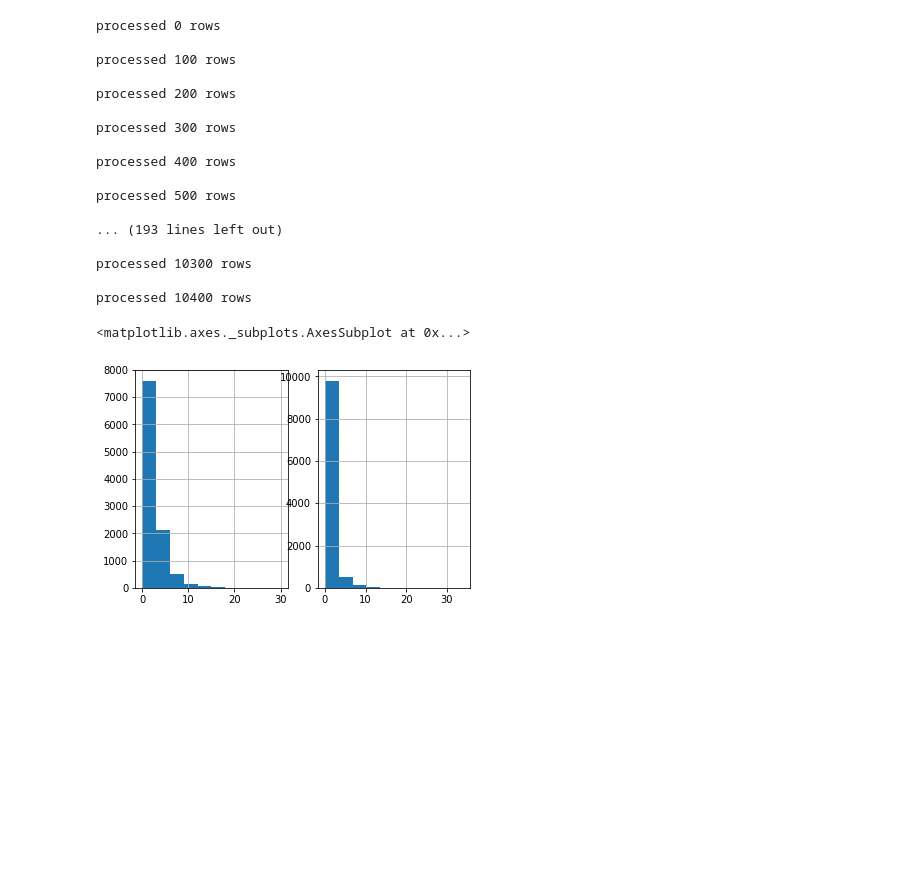
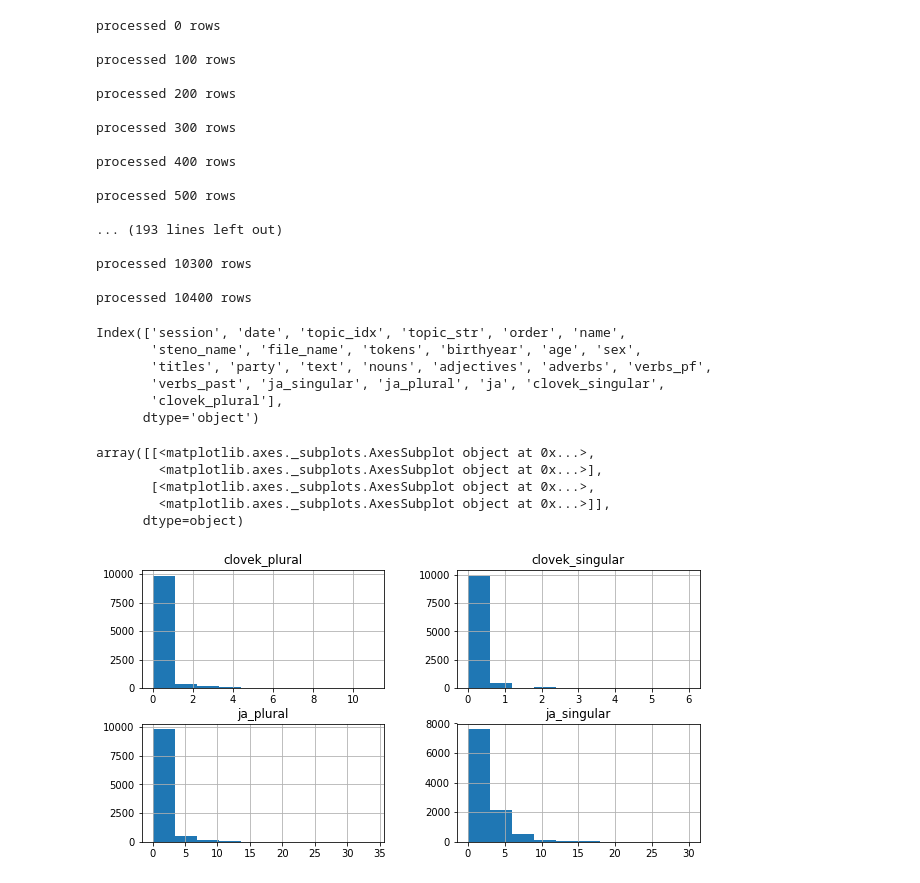
Before and after one commit to mbercas/psp_cz, a Jupyter notebook: 2_tagging_the_files.ipynb, the cells around one changed output. Drawn from its saved outputs; the diff is of its cells as text; code cells hidden in the pictures; blank space fills up the shorter version.

Commit message:
Add simple correlation visualization explample to notebook

```diff
--- a/2_tagging_the_files.ipynb
+++ b/2_tagging_the_files.ipynb
@@ -156,13 +156,24 @@ processed 500 rows
 processed 10300 rows
 
 processed 10400 rows
-# %%
-import matplotlib.pyplot as plt
-%matplotlib inline
-ax=plt.subplot(121)
-df.ja_singular.hist(ax=ax)
-ax=plt.subplot(122)
-df.ja_plural.hist(ax=ax)
-# %% [output]
-<matplotlib.axes._subplots.AxesSubplot at 0x...>
-[figure, removed]
+# %%
+import matplotlib
+import matplotlib.pyplot as plt
+import seaborn as sns
+%matplotlib inline
+matplotlib.rcParams['figure.figsize'] = [10, 5]
+print(df.columns)
+df[["ja_singular", "ja_plural", "clovek_singular", "clovek_plural"]].hist()
+# %% [output]
+Index(['session', 'date', 'topic_idx', 'topic_str', 'order', 'name',
+       'steno_name', 'file_name', 'tokens', 'birthyear', 'age', 'sex',
+       'titles', 'party', 'text', 'nouns', 'adjectives', 'adverbs', 'verbs_pf',
+       'verbs_past', 'ja_singular', 'ja_plural', 'ja', 'clovek_singular',
+       'clovek_plural'],
+      dtype='object')
+array([[<matplotlib.axes._subplots.AxesSubplot object at 0x...>,
+        <matplotlib.axes._subplots.AxesSubplot object at 0x...>],
+       [<matplotlib.axes._subplots.AxesSubplot object at 0x...>,
+        <matplotlib.axes._subplots.AxesSubplot object at 0x...>]],
+      dtype=object)
+[figure, added]
```
Also changed, not shown: parts of 2 cells of this notebook, 1 other file.
